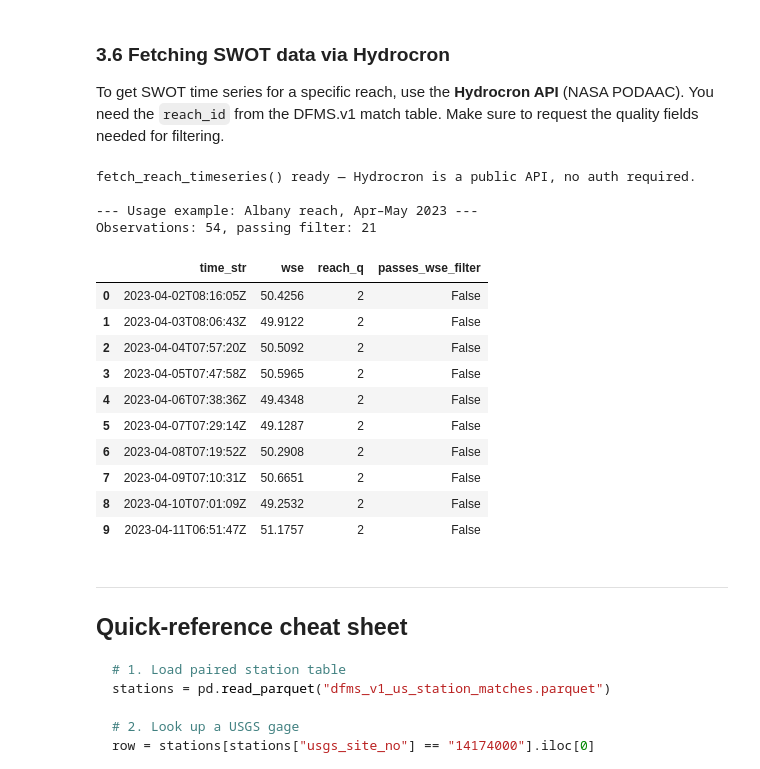
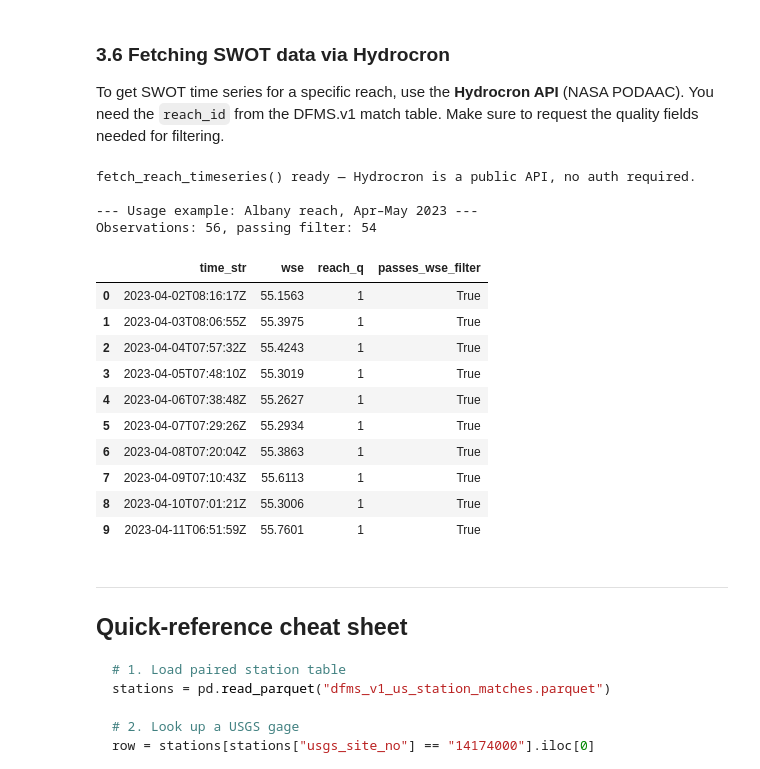
Before and after one commit to msabincolorado/swot-precip-validation, a Jupyter notebook: notebooks/swot_usgs_pairing_and_filtering.ipynb, the cells around one changed output. Cells and saved outputs as stored; diff of their text form; code cells hidden in the pictures.

```diff
--- a/notebooks/swot_usgs_pairing_and_filtering.ipynb
+++ b/notebooks/swot_usgs_pairing_and_filtering.ipynb
@@ -579,6 +581,7 @@ def fetch_reach_timeseries(reach_id: int, start: str, end: str) -> pd.DataFrame:
         "end_time":   end,
         "fields":     REACH_FIELDS,
         "output":     "csv",
+        "collection_name": "SWOT_L2_HR_RiverSP_D"
     }
     resp = requests.get(HYDROCRON_URL, params=params, timeout=60)
     if resp.status_code != 200:
@@ -589,44 +592,44 @@ def fetch_reach_timeseries(reach_id: int, start: str, end: str) -> pd.DataFrame:
     try:
         payload = resp.json()
         csv_text = payload["results"]["csv"]
     except Exception:
         csv_text = resp.text  # already plain CSV
 
     return pd.read_csv(StringIO(csv_text))
 
 
 print("fetch_reach_timeseries() ready — Hydrocron is a public API, no auth required.")
 
 # ── Usage example — 2-month Albany fetch ─────────────────────────────────
 print("\n--- Usage example: Albany reach, Apr–May 2023 ---")
 example_df = fetch_reach_timeseries(
     reach_id=78220000201,          # Willamette at Albany (from dfms_v1_us_station_matches)
     start="2023-04-01T00:00:00Z",
     end="2023-05-31T23:59:59Z",
 )
 for col in ["wse", "reach_q", "reach_q_b", "xovr_cal_q"]:
     if col in example_df.columns:
         example_df[col] = pd.to_numeric(example_df[col], errors="coerce")
 
 example_df["passes_wse_filter"] = apply_wse_filter_vectorised(example_df)
 print(f"Observations: {len(example_df)}, passing filter: {example_df['passes_wse_filter'].sum()}")
 example_df[["time_str", "wse", "reach_q", "passes_wse_filter"]].head(10)
 # %% [output]
 fetch_reach_timeseries() ready — Hydrocron is a public API, no auth required.
 
 --- Usage example: Albany reach, Apr–May 2023 ---
-Observations: 54, passing filter: 21
+Observations: 56, passing filter: 54
 |  | time_str | wse | reach_q | passes_wse_filter |
-| 0 | 2023-04-02T08:16:05Z | 50.4256 | 2 | False |
-| 1 | 2023-04-03T08:06:43Z | 49.9122 | 2 | False |
-| 2 | 2023-04-04T07:57:20Z | 50.5092 | 2 | False |
-| 3 | 2023-04-05T07:47:58Z | 50.5965 | 2 | False |
-| 4 | 2023-04-06T07:38:36Z | 49.4348 | 2 | False |
-| 5 | 2023-04-07T07:29:14Z | 49.1287 | 2 | False |
-| 6 | 2023-04-08T07:19:52Z | 50.2908 | 2 | False |
-| 7 | 2023-04-09T07:10:31Z | 50.6651 | 2 | False |
-| 8 | 2023-04-10T07:01:09Z | 49.2532 | 2 | False |
-| 9 | 2023-04-11T06:51:47Z | 51.1757 | 2 | False |
+| 0 | 2023-04-02T08:16:17Z | 55.1563 | 1 | True |
+| 1 | 2023-04-03T08:06:55Z | 55.3975 | 1 | True |
+| 2 | 2023-04-04T07:57:32Z | 55.4243 | 1 | True |
+| 3 | 2023-04-05T07:48:10Z | 55.3019 | 1 | True |
+| 4 | 2023-04-06T07:38:48Z | 55.2627 | 1 | True |
+| 5 | 2023-04-07T07:29:26Z | 55.2934 | 1 | True |
+| 6 | 2023-04-08T07:20:04Z | 55.3863 | 1 | True |
+| 7 | 2023-04-09T07:10:43Z | 55.6113 | 1 | True |
+| 8 | 2023-04-10T07:01:21Z | 55.3006 | 1 | True |
+| 9 | 2023-04-11T06:51:59Z | 55.7601 | 1 | True |
 # %% [markdown]
 ---
 ## Quick-reference cheat sheet
```
Also changed, not shown: parts of 6 cells of this notebook, 3 other files.
